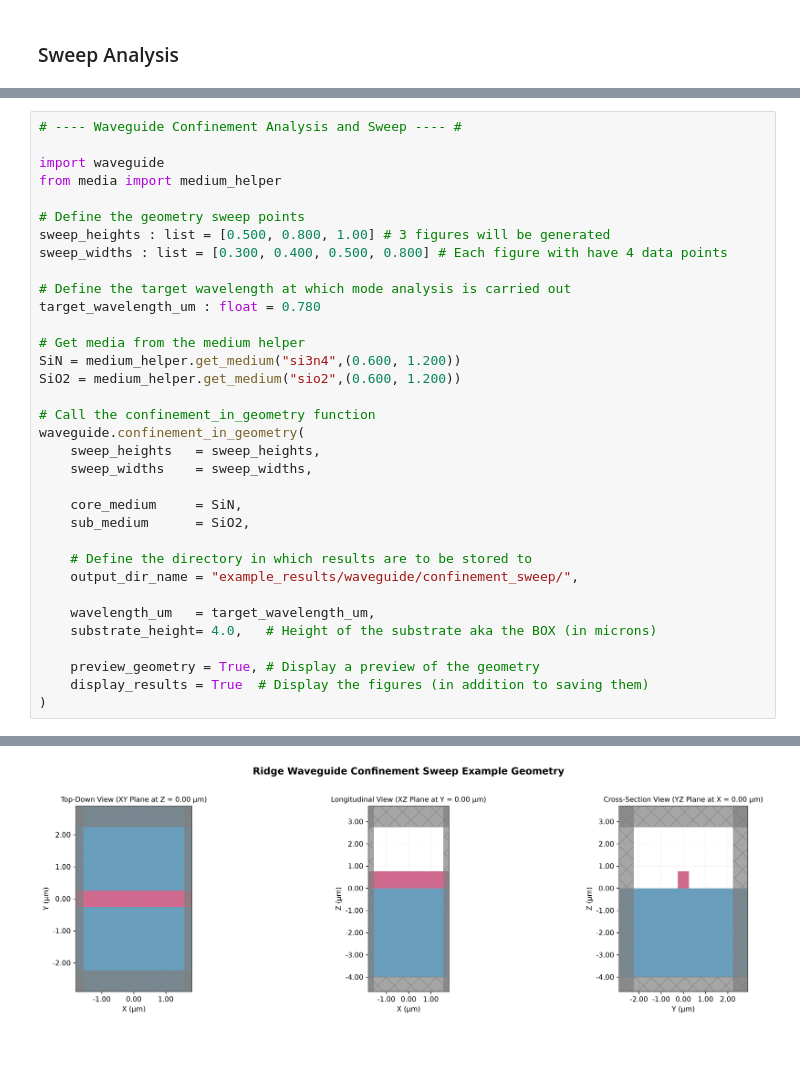
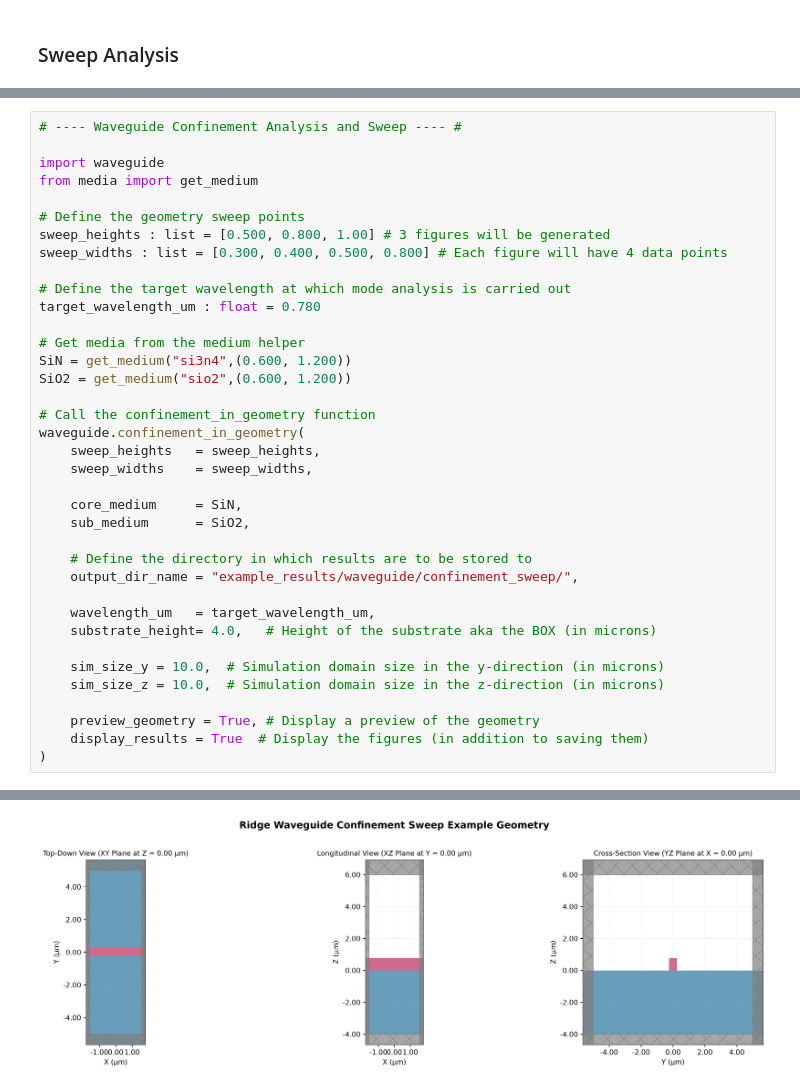
Before and after one commit to loqm/tarang, a Jupyter notebook: waveguide_example.ipynb, the cells around one changed output, grey strips where cells are left out. Cells and saved outputs as stored; diff of their text form; blank space fills up the shorter version.

```diff
--- a/waveguide_example.ipynb
+++ b/waveguide_example.ipynb
@@ -166,18 +178,18 @@ waveguide.modes_in_geometry(
 # ---- Waveguide Confinement Analysis and Sweep ---- #
 
 import waveguide
-from media import medium_helper
+from media import get_medium
 
 # Define the geometry sweep points
 sweep_heights : list = [0.500, 0.800, 1.00] # 3 figures will be generated
-sweep_widths : list = [0.300, 0.400, 0.500, 0.800] # Each figure with have 4 data points
+sweep_widths : list = [0.300, 0.400, 0.500, 0.800] # Each figure will have 4 data points
 
 # Define the target wavelength at which mode analysis is carried out
 target_wavelength_um : float = 0.780
 
 # Get media from the medium helper
-SiN = medium_helper.get_medium("si3n4",(0.600, 1.200))
-SiO2 = medium_helper.get_medium("sio2",(0.600, 1.200))
+SiN = get_medium("si3n4",(0.600, 1.200))
+SiO2 = get_medium("sio2",(0.600, 1.200))
 
 # Call the confinement_in_geometry function
 waveguide.confinement_in_geometry(
@@ -193,6 +205,9 @@ waveguide.confinement_in_geometry(
     wavelength_um   = target_wavelength_um,
     substrate_height= 4.0,   # Height of the substrate aka the BOX (in microns)
 
+    sim_size_y = 10.0,  # Simulation domain size in the y-direction (in microns)
+    sim_size_z = 10.0,  # Simulation domain size in the z-direction (in microns)
+
     preview_geometry = True, # Display a preview of the geometry
     display_results = True  # Display the figures (in addition to saving them)
 )
@@ -203 +218 @@ waveguide.confinement_in_geometry(
-[figure, old version]
+[figure, new version]
```
Also changed, not shown: parts of 7 cells of this notebook.
